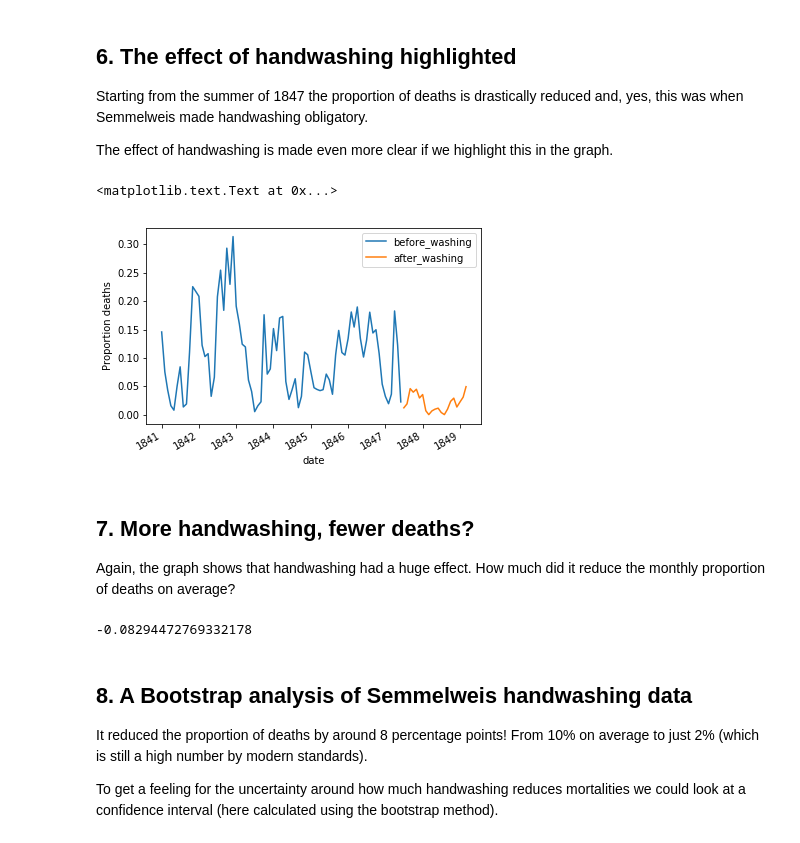
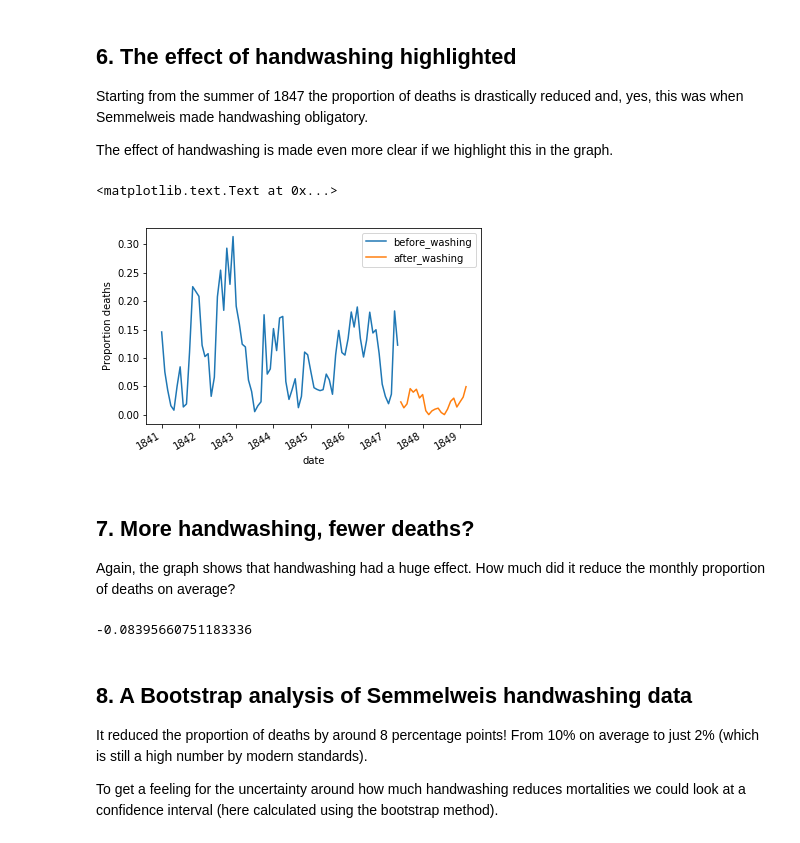
Before and after one commit to alanjhone/data-science, a Jupyter notebook: Dr. Semmelweis and the discovery of handwashing/notebook.ipynb, the cells around one changed output. Cells and saved outputs as stored; diff of their text form; code cells hidden in the pictures.

```diff
--- a/Dr. Semmelweis and the discovery of handwashing/notebook.ipynb
+++ b/Dr. Semmelweis and the discovery of handwashing/notebook.ipynb
@@ -98,20 +98,20 @@ ax.set_ylabel("Proportion deaths")
 # %%
 # Date when handwashing was made mandatory
 import pandas as pd
 handwashing_start = pd.to_datetime('1847-06-01')
 
 # Split monthly into before and after handwashing_start
-before_washing = monthly.loc[monthly['date'] <= handwashing_start]
-after_washing = monthly.loc[monthly['date'] > handwashing_start]
+before_washing = monthly.loc[monthly['date'] < handwashing_start]
+after_washing = monthly.loc[monthly['date'] >= handwashing_start]
 
 # Plot monthly proportion of deaths before and after handwashing
 ax = before_washing.plot(x="date", y="proportion_deaths", label="before_washing")
 after_washing.plot(x="date", y="proportion_deaths", label="after_washing", ax=ax)
 
 ax.set_ylabel('Proportion deaths')
 # %% [output]
 <matplotlib.text.Text at 0x...>
-[figure, old version]
+[figure, new version]
 # %% [markdown]
 ## 7. More handwashing, fewer deaths?
 <p>Again, the graph shows that handwashing had a huge effect. How much did it reduce the monthly proportion of deaths on average?</p>
@@ -122,7 +122,7 @@ after_proportion = after_washing['proportion_deaths']
 mean_diff = after_proportion.mean() - before_proportion.mean()
 mean_diff
 # %% [output]
--0.08294472769332178
+-0.08395660751183336
 # %% [markdown]
 ## 8. A Bootstrap analysis of Semmelweis handwashing data
 <p>It reduced the proportion of deaths by around 8 percentage points! From 10% on average to just 2% (which is still a high number by modern standards). </p>
```
Also changed, not shown: parts of 2 cells of this notebook.
